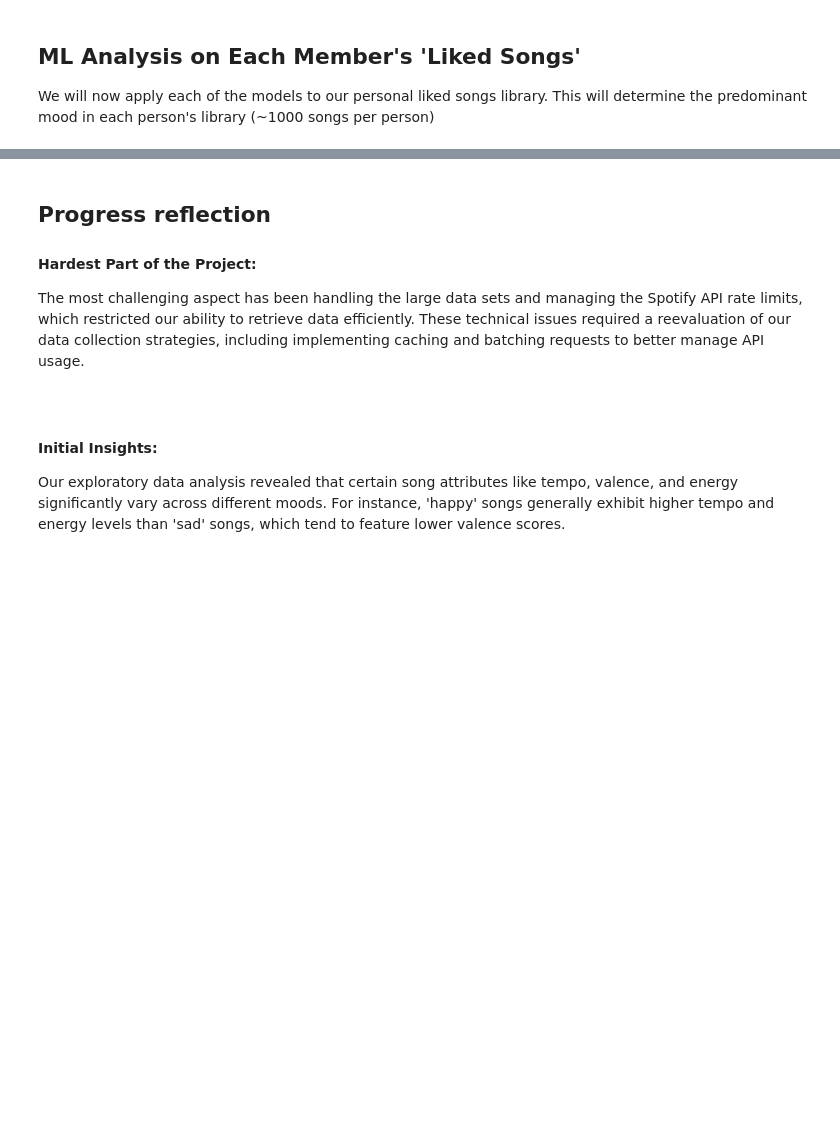
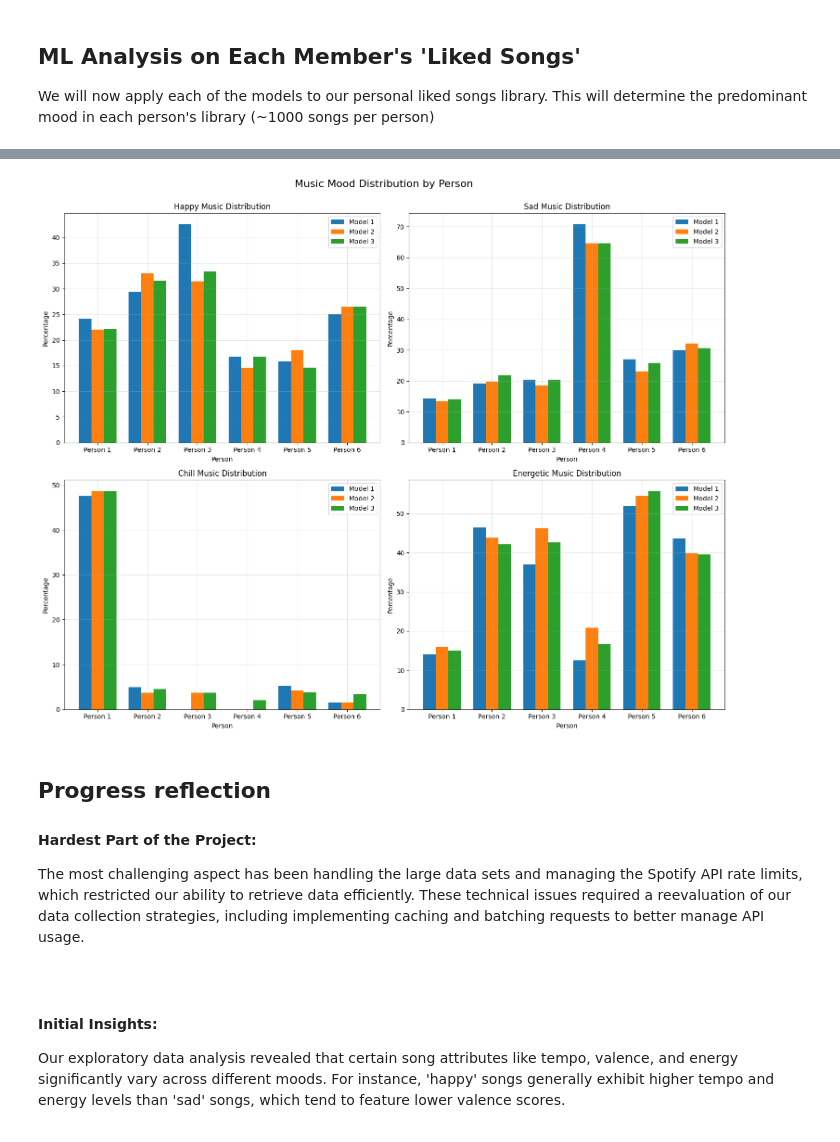
Before and after one commit to cs418-fa24/project-check-in-team-11, a Jupyter notebook: final_project.ipynb, the cells around one changed output, grey strips where cells are left out. Saved outputs shown, nothing was run; the diff lists cells and outputs as text; code cells hidden in the pictures; blank space fills up the shorter version.

Commit message:
added visuals for ML each music type

```diff
--- a/final_project.ipynb
+++ b/final_project.ipynb
@@ -658,6 +743,8 @@ This will determine the predominant mood in each person's library (~1000 songs p
 # %%
 import json
 import pandas as pd
+import numpy as np
+import matplotlib.pyplot as plt
 
 models = [logreg, forest, xgb_model]
 dfs = []
@@ -683,14 +770,23 @@ dfs = [scaler.transform(df) for df in dfs]
 
 predictions = []
 model_number = 1
-for model in models:
+
+# Create arrays to store all predictions for visualization
+all_predictions = {
+    'happy': np.zeros((len(models), len(dfs))),
+    'sad': np.zeros((len(models), len(dfs))),
+    'chill': np.zeros((len(models), len(dfs))),
+    'energetic': np.zeros((len(models), len(dfs)))
+}
+
+for model_idx, model in enumerate(models):
     print("-------------------------------------------------------------------------")
     print(f"Model {model_number} predictions:")
-    print
+    print()
 
     person = 1
 
-    for df in dfs:
+    for df_idx, df in enumerate(dfs):
         # generate predictions for the current model and current person data
         predictions = model.predict(df)
 
@@ -700,6 +796,12 @@ for model in models:
         happy_portion = (np.sum(predictions == 2) / len(predictions)) * 100
         sad_portion = (np.sum(predictions == 3) / len(predictions)) * 100
 
+        # Store predictions for visualization
+        all_predictions['chill'][model_idx, df_idx] = chill_portion
+        all_predictions['energetic'][model_idx, df_idx] = energetic_portion
+        all_predictions['happy'][model_idx, df_idx] = happy_portion
+        all_predictions['sad'][model_idx, df_idx] = sad_portion
+
         # determine the majority mood
         mood_percentages = [happy_portion, sad_portion, chill_portion, energetic_portion]
         majority_index = np.argmax(mood_percentages)
@@ -708,15 +810,76 @@ for model in models:
 
         print(f'Person {person} listens to mostly {mood_names[majority_index].upper()} music. '
               f'{round(majority_percentage,2)}%. is of this mood.')
-        # print(f' Happy: {happy_portion:.2f}%')
-        # print(f' Sad: {sad_portion:.2f}%')
-        # print(f' Chill: {chill_portion:.2f}%')
-        # print(f' Energetic: {energetic_portion:.2f}%\n')
+        print(f' Happy: {happy_portion:.2f}%')
+        print(f' Sad: {sad_portion:.2f}%')
+        print(f' Chill: {chill_portion:.2f}%')
+        print(f' Energetic: {energetic_portion:.2f}%\n')
 
         person += 1
 
     # Increment model count
     model_number += 1
+
+# Visualization starts here
+fig, ((ax1, ax2), (ax3, ax4)) = plt.subplots(2, 2, figsize=(15, 12))
+fig.suptitle('Music Mood Distribution by Person', fontsize=16, y=1)
+
+# Set up x-axis
+x = np.arange(len(dfs))
+width = 0.25  # Width of bars
+colors = ['#1f77b4', '#ff7f0e', '#2ca02c']  # Colors for different models
+
+# Plot Happy mood
+ax1.bar(x - width, all_predictions['happy'][0], width, label='Model 1', color=colors[0])
+ax1.bar(x, all_predictions['happy'][1], width, label='Model 2', color=colors[1])
+ax1.bar(x + width, all_predictions['happy'][2], width, label='Model 3', color=colors[2])
+ax1.set_title('Happy Music Distribution')
+ax1.set_ylabel('Percentage')
+ax1.set_xlabel('Person')
+ax1.set_xticks(x)
+ax1.set_xticklabels([f'Person {i+1}' for i in range(len(dfs))])
+ax1.legend()
+ax1.grid(True, alpha=0.3)
+
+# Plot Sad mood
+ax2.bar(x - width, all_predictions['sad'][0], width, label='Model 1', color=colors[0])
+ax2.bar(x, all_predictions['sad'][1], width, label='Model 2', color=colors[1])
+ax2.bar(x + width, all_predictions['sad'][2], width, label='Model 3', color=colors[2])
+ax2.set_title('Sad Music Distribution')
+ax2.set_ylabel('Percentage')
+ax2.set_xlabel('Person')
+ax2.set_xticks(x)
+ax2.set_xticklabels([f'Person {i+1}' for i in range(len(dfs))])
+ax2.legend()
+ax2.grid(True, alpha=0.3)
+
+# Plot Chill mood
+ax3.bar(x - width, all_predictions['chill'][0], width, label='Model 1', color=colors[0])
+ax3.bar(x, all_predictions['chill'][1], width, label='Model 2', color=colors[1])
+ax3.bar(x + width, all_predictions['chill'][2], width, label='Model 3', color=colors[2])
+ax3.set_title('Chill Music Distribution')
+ax3.set_ylabel('Percentage')
+ax3.set_xlabel('Person')
+ax3.set_xticks(x)
+ax3.set_xticklabels([f'Person {i+1}' for i in range(len(dfs))])
+ax3.legend()
+ax3.grid(True, alpha=0.3)
+
+# Plot Energetic mood
+ax4.bar(x - width, all_predictions['energetic'][0], width, label='Model 1', color=colors[0])
+ax4.bar(x, all_predictions['energetic'][1], width, label='Model 2', color=colors[1])
+ax4.bar(x + width, all_predictions['energetic'][2], width, label='Model 3', color=colors[2])
+ax4.set_title('Energetic Music Distribution')
+ax4.set_ylabel('Percentage')
+ax4.set_xlabel('Person')
+ax4.set_xticks(x)
+ax4.set_xticklabels([f'Person {i+1}' for i in range(len(dfs))])
+ax4.legend()
+ax4.grid(True, alpha=0.3)
+
+# Adjust layout and display
+plt.tight_layout()
+plt.show()
 # %% [output]
 -------------------------------------------------------------------------
 Model 1 predictions:
@@ -738,3 +901,4 @@ Person 6 listens to mostly ENERGETIC music. 39.55%. is of this mood.
+[figure, added]
 # %% [markdown]
 ## Progress reflection
 #### Hardest Part of the Project:
```
Also changed, not shown: parts of 20 cells of this notebook.
